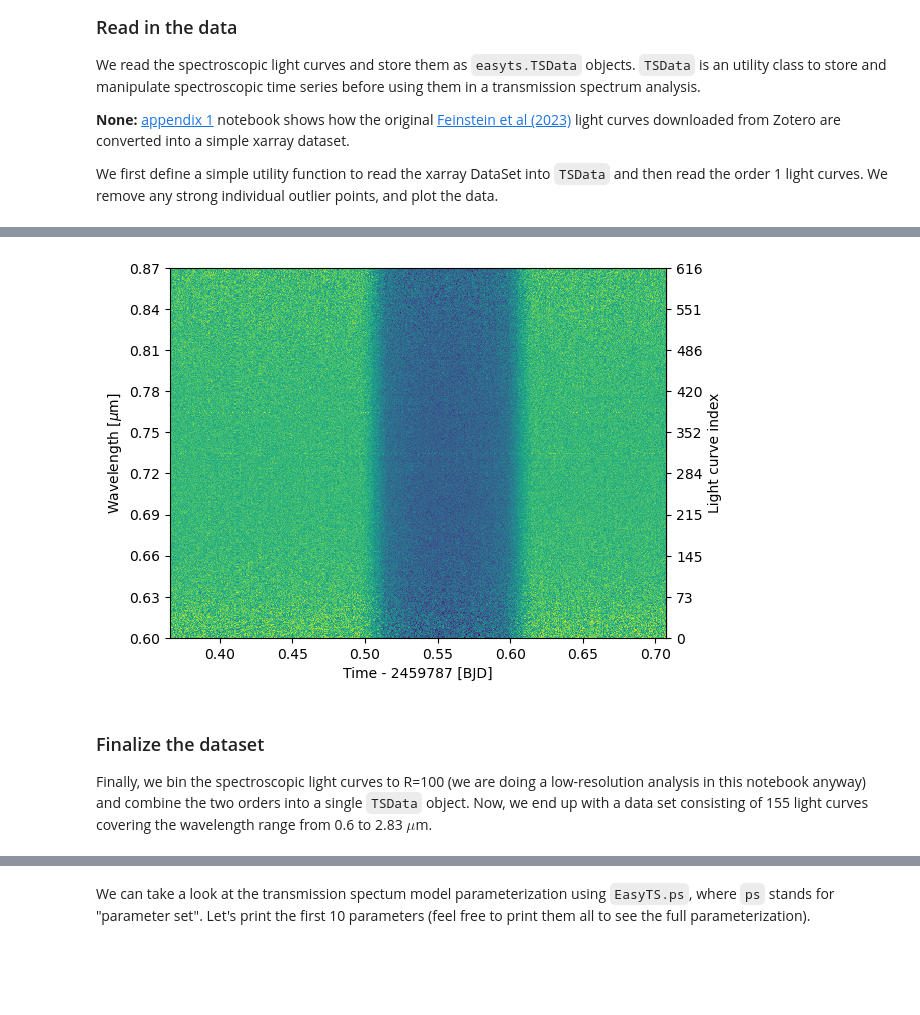
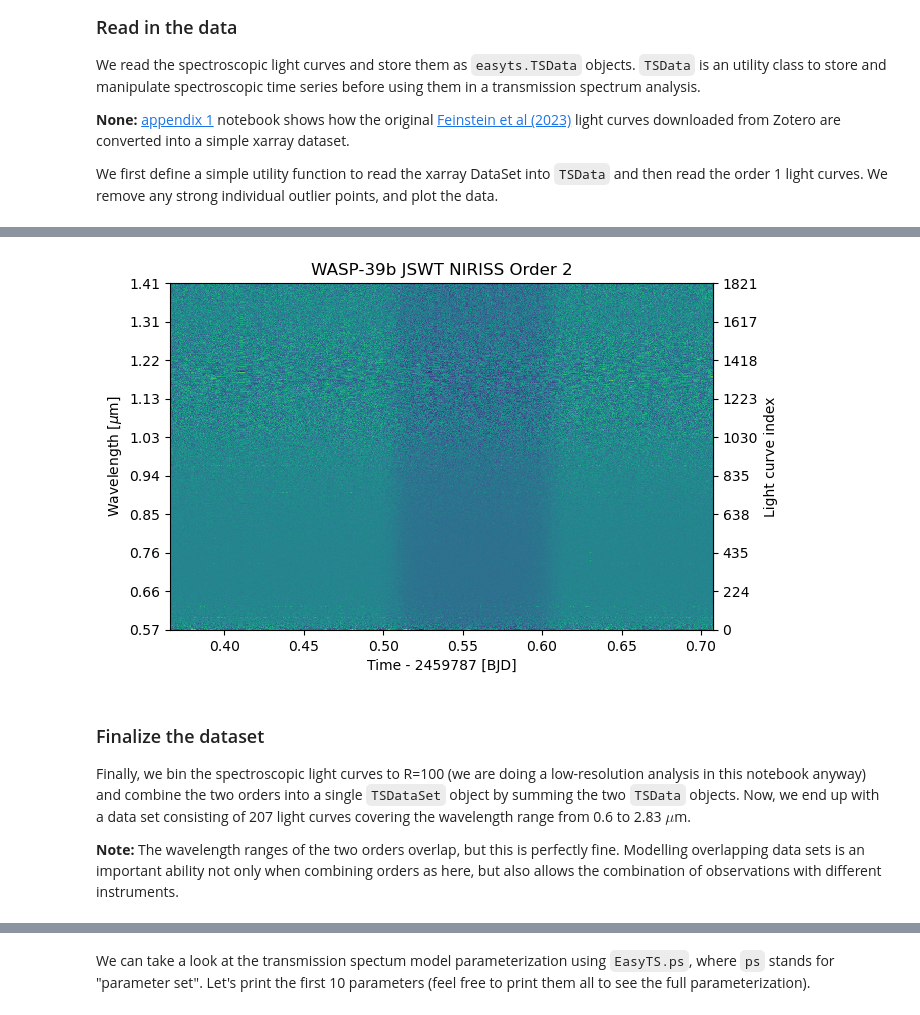
Before and after one commit to hpparvi/ExoIris, a Jupyter notebook: doc/source/examples/e01/01a_not_so_short_intro.ipynb, the cells around one changed output, grey strips where cells are left out. Drawn from its saved outputs; the diff is of its cells as text; code cells hidden in the pictures; blank space fills up the shorter version.

Commit message:
Updated the tutorial 1 notebook.

```diff
--- a/doc/source/examples/e01/01a_not_so_short_intro.ipynb
+++ b/doc/source/examples/e01/01a_not_so_short_intro.ipynb
@@ -31,7 +40,7 @@ We read the spectroscopic light curves and store them as `easyts.TSData` objects
 
 We first define a simple utility function to read the xarray DataSet into `TSData` and then read the order 1 light curves. We remove any strong individual outlier points, and plot the data.
 # %%
-def read_data(fname):
+def read_data(fname, name=""):
     with load_dataset(fname) as ds:
-        return TSData(time=ds.time.values, wavelength=ds.wavelength.values, fluxes=ds.flux.values, errors=ds.error.values)
+        return TSData(time=ds.time.values, wavelength=ds.wavelength.values, fluxes=ds.flux.values, errors=ds.error.values, name=name)
 # %%
@@ -45,13 +54,14 @@ Next, we read order 2 light curves, crop the spectral range not to overlap with
 # %%
-d2 = read_data('data/nirHiss_order_2.h5')
-d2.crop_wavelength(0.6, d1.wllims[0])
+d2 = read_data('data/nirHiss_order_2.h5', "WASP-39b JSWT NIRISS Order 2")
 d2.remove_outliers()
-d2.plot();
+d2.plot(figsize=(7, 4.5));
 # %% [output]
-[figure, old version]
+[figure, new version]
 # %% [markdown]
 ### Finalize the dataset
 
-Finally, we bin the spectroscopic light curves to R=100 (we are doing a low-resolution analysis in this notebook anyway) and combine the two orders into a single `TSData` object. Now, we end up with a data set consisting of 155 light curves covering the wavelength range from 0.6 to 2.83 $\mu$m.
+Finally, we bin the spectroscopic light curves to R=100 (we are doing a low-resolution analysis in this notebook anyway) and combine the two orders into a single `TSDataSet` object by summing the two `TSData` objects. Now, we end up with a data set consisting of 207 light curves covering the wavelength range from 0.6 to 2.83 $\mu$m.
+
+**Note:** The wavelength ranges of the two orders overlap, but this is perfectly fine. Modelling overlapping data sets is an important ability not only when combining orders as here, but also allows the combination of observations with different instruments.
 # %%
 db = d2.bin_wavelength(r = 100) + d1.bin_wavelength(r = 100)
```
Also changed, not shown: parts of 22 cells of this notebook.
